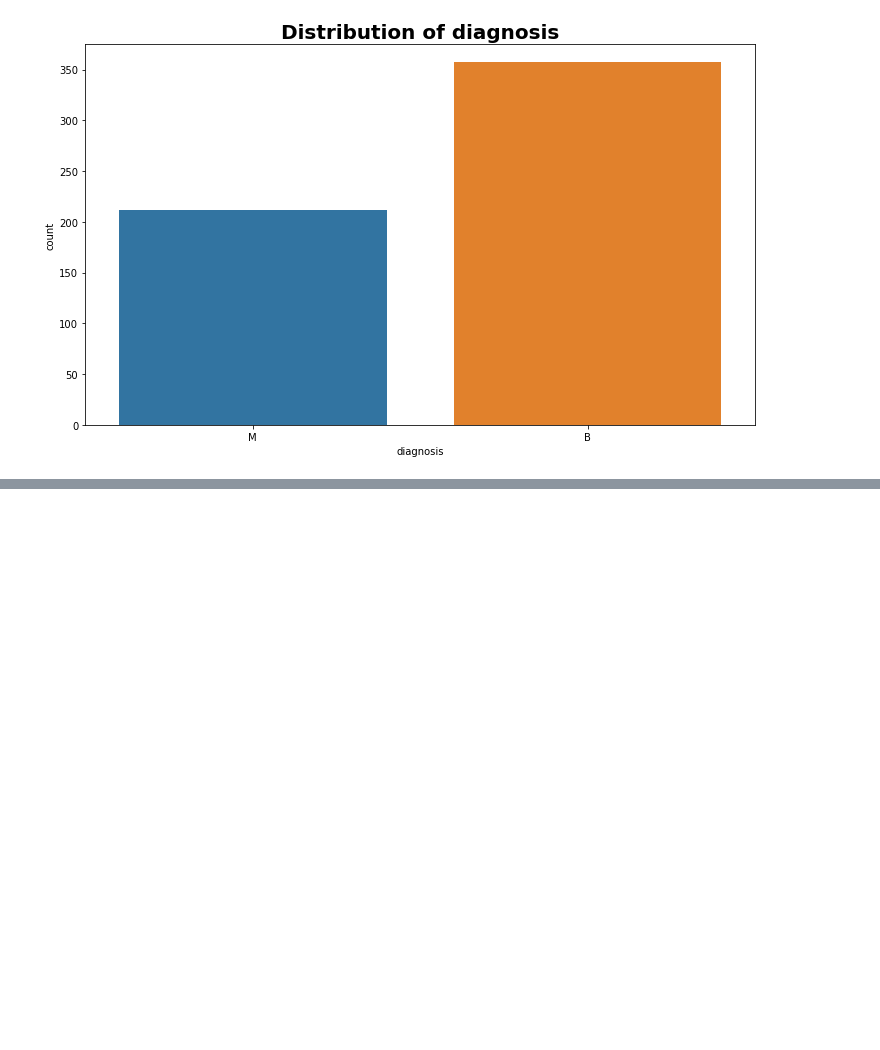
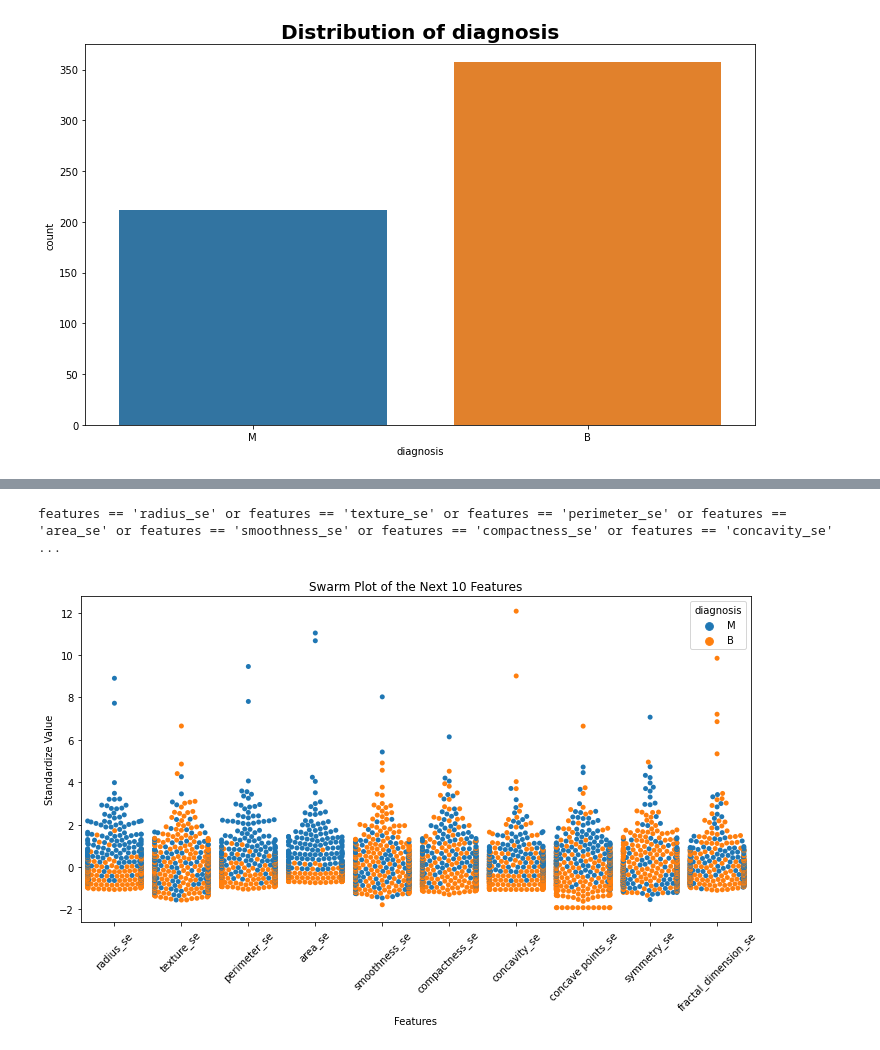
Before and after one commit to tesfayealex/Breast-Cancer-Diagnostic-Analysis-using-causal-inference-with-machine-learning, a Jupyter notebook: notebooks/EDA.ipynb, the cells around one changed output, grey strips where cells are left out. Cells and saved outputs as stored; diff of their text form; code cells hidden in the pictures; blank space fills up the shorter version.

```diff
--- a/notebooks/EDA.ipynb
+++ b/notebooks/EDA.ipynb
@@ -1103,0 +265,5 @@ pd.read_sql("select * from pharmacutical.train_data", engine)
+# %%
+swarm_plot(extracted_df.columns[10:20], "Swarm Plot of the Next 10 Features")
+# %% [output]
+features == 'radius_se' or features == 'texture_se' or features == 'perimeter_se' or features == 'area_se' or features == 'smoothness_se' or features == 'compactness_se' or features == 'concavity_se'  ...
+[figure, added]
```
Also changed, not shown: parts of 118 cells of this notebook.
